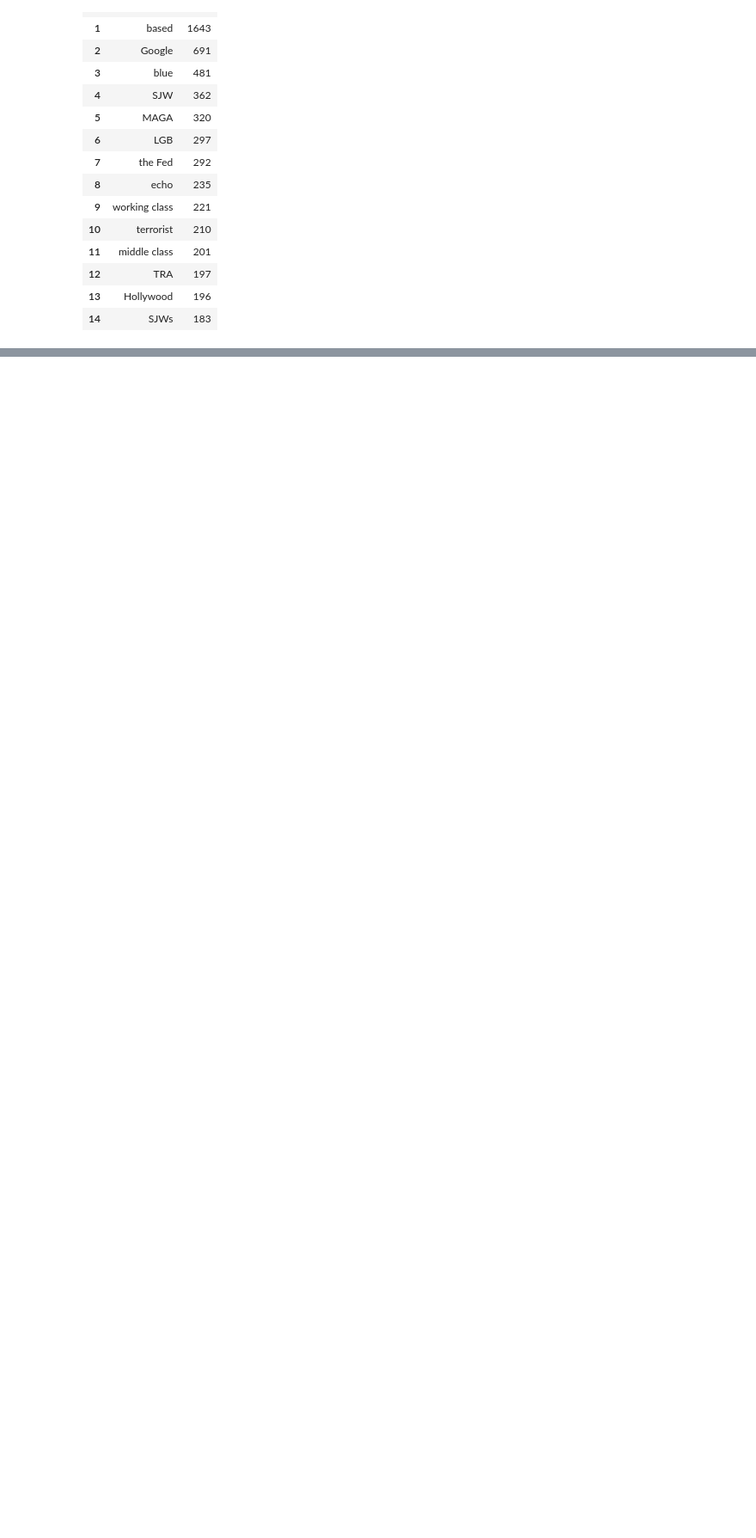
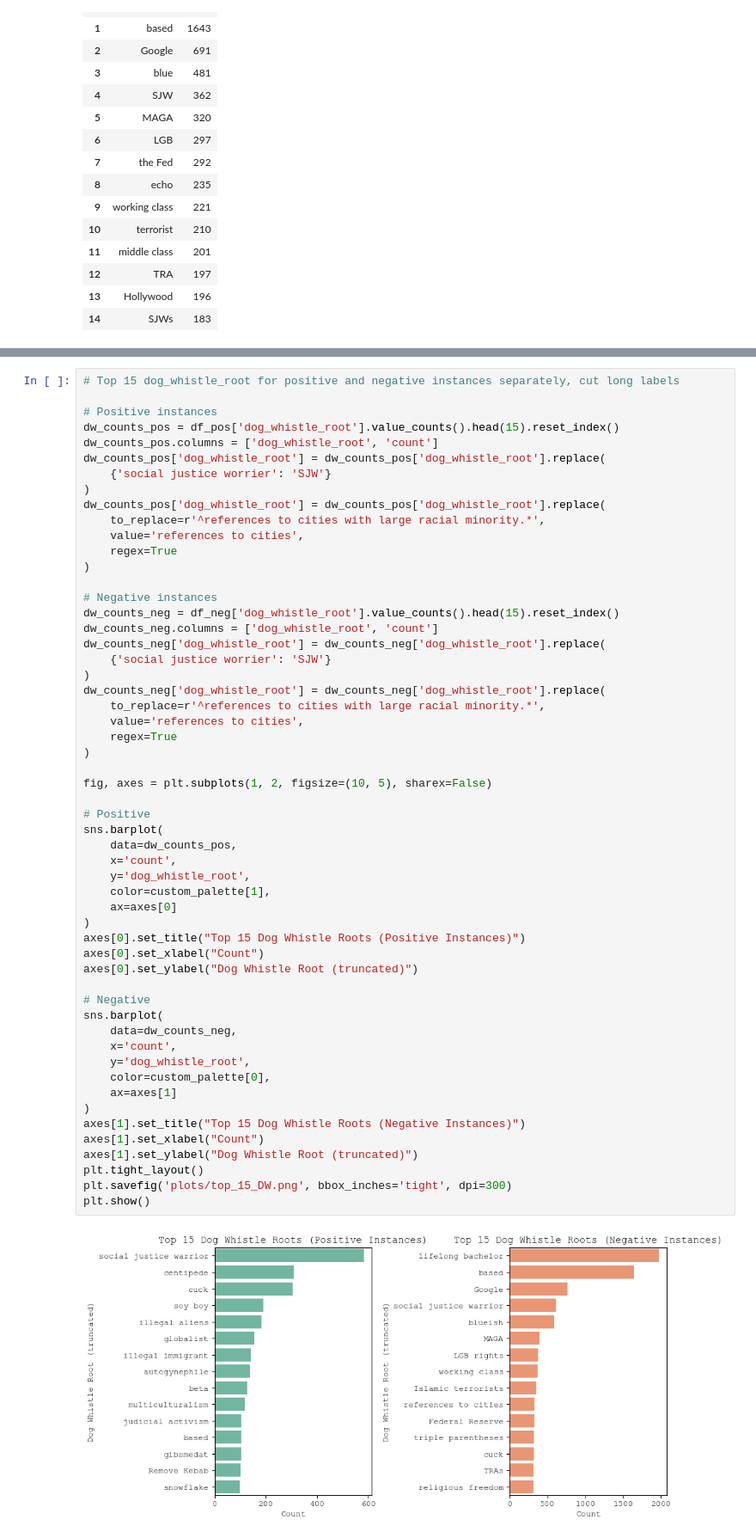
Before and after one commit to lino-zurmuehl/Master_Thesis_Dogwhistle, a Jupyter notebook: EDA.ipynb, the cells around one changed output, grey strips where cells are left out. Shown at 86% size. Drawn from its saved outputs; the diff is of its cells as text; blank space fills up the shorter version.

```diff
--- a/EDA.ipynb
+++ b/EDA.ipynb
@@ -189,3 +236,60 @@ plt.show()
+# %%
+# Top 15 dog_whistle_root for positive and negative instances separately, cut long labels
+
+# Positive instances
+dw_counts_pos = df_pos['dog_whistle_root'].value_counts().head(15).reset_index()
+dw_counts_pos.columns = ['dog_whistle_root', 'count']
+dw_counts_pos['dog_whistle_root'] = dw_counts_pos['dog_whistle_root'].replace(
+    {'social justice worrier': 'SJW'}
+)
+dw_counts_pos['dog_whistle_root'] = dw_counts_pos['dog_whistle_root'].replace(
+    to_replace=r'^references to cities with large racial minority.*',
+    value='references to cities',
+    regex=True
+)
+
+# Negative instances
+dw_counts_neg = df_neg['dog_whistle_root'].value_counts().head(15).reset_index()
+dw_counts_neg.columns = ['dog_whistle_root', 'count']
+dw_counts_neg['dog_whistle_root'] = dw_counts_neg['dog_whistle_root'].replace(
+    {'social justice worrier': 'SJW'}
+)
+dw_counts_neg['dog_whistle_root'] = dw_counts_neg['dog_whistle_root'].replace(
+    to_replace=r'^references to cities with large racial minority.*',
+    value='references to cities',
+    regex=True
+)
+
+fig, axes = plt.subplots(1, 2, figsize=(10, 5), sharex=False)
+
+# Positive
+sns.barplot(
+    data=dw_counts_pos,
+    x='count',
+    y='dog_whistle_root',
+    color=custom_palette[1],
+    ax=axes[0]
+)
+axes[0].set_title("Top 15 Dog Whistle Roots (Positive Instances)")
+axes[0].set_xlabel("Count")
+axes[0].set_ylabel("Dog Whistle Root (truncated)")
+
+# Negative
+sns.barplot(
+    data=dw_counts_neg,
+    x='count',
+    y='dog_whistle_root',
+    color=custom_palette[0],
+    ax=axes[1]
+)
+axes[1].set_title("Top 15 Dog Whistle Roots (Negative Instances)")
+axes[1].set_xlabel("Count")
+axes[1].set_ylabel("Dog Whistle Root (truncated)")
+plt.tight_layout()
+plt.savefig('plots/top_15_DW.png', bbox_inches='tight', dpi=300)
+plt.show()
+# %% [output]
+[figure, added]
 # %%
 subreddit_counts = df['subreddit'].value_counts().reset_index()
 subreddit_counts.columns = ['subreddit', 'count']
```
Also changed, not shown: parts of 7 cells of this notebook, 4 other files.
